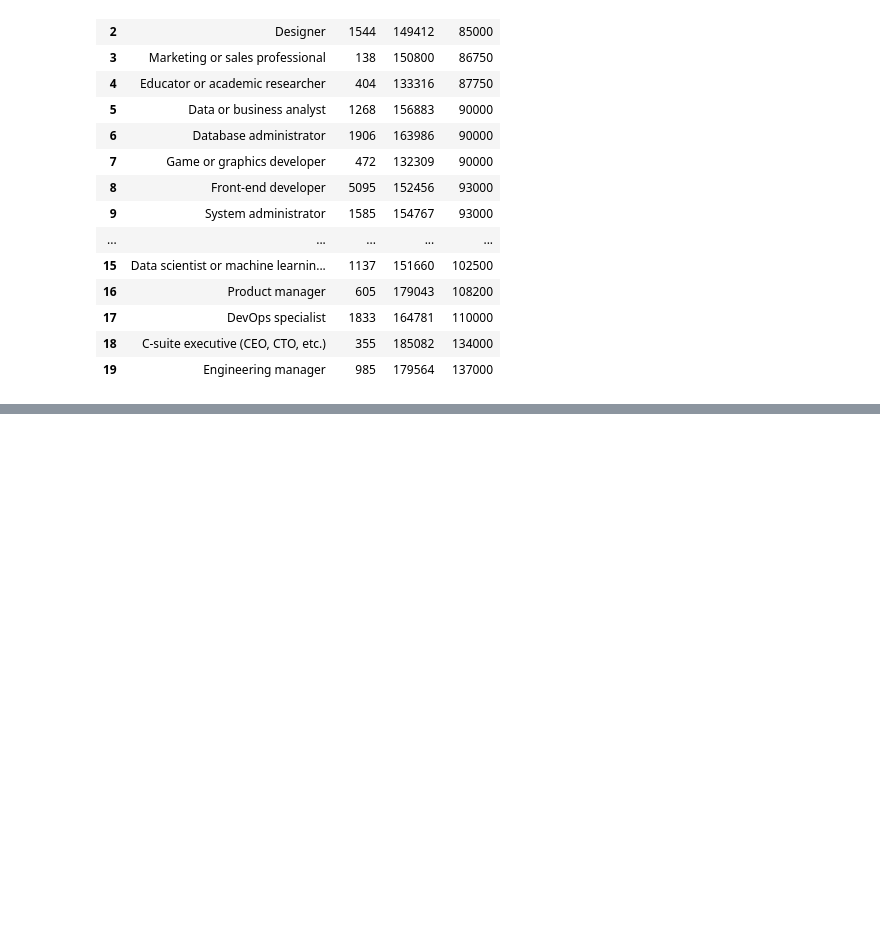
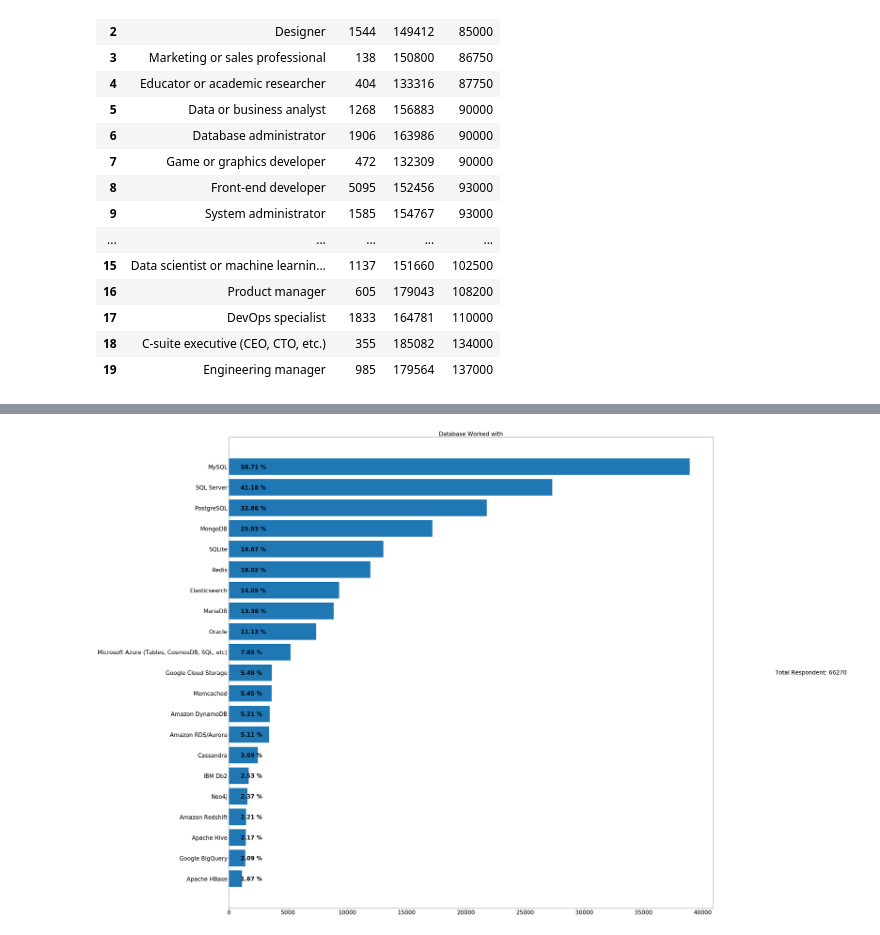
Before and after one commit to kuldeepemol/tech-nerds, a Jupyter notebook: Work-Career-analysis.ipynb, the cells around one changed output, grey strips where cells are left out. Cells and saved outputs as stored; diff of their text form; code cells hidden in the pictures; blank space fills up the shorter version.

```diff
--- a/Work-Career-analysis.ipynb
+++ b/Work-Career-analysis.ipynb
@@ -465,0 +474,31 @@ plt.savefig('Images/developer-type-vs-salary.png', bbox_inches='tight')
+# %%
+# database stats
+database_df = df[['Respondent', 'DatabaseWorkedWith']].dropna(how='any')
+
+# Dictionary to store unique database key and its counter
+database_dict = dict()
+
+# Loop over the dataframe to extract count of database
+for index, row in database_df.iterrows():
+    dbs = row['DatabaseWorkedWith'].split(';')
+    for each_db in dbs:
+        database_dict[each_db] = database_dict.get(each_db, 0) + 1
+
+db_lists = sorted(database_dict.items(), key=lambda x: (x[1],x[0]), reverse=False)
+database, db_count = zip(*db_lists)
+# %%
+# Plot Database system
+plt.figure(figsize=(40, 40))
+plt.barh(range(len(database)), db_count)
+plt.yticks(range(len(database)), database, rotation=360, fontsize=26)
+plt.xticks(fontsize=26)
+plt.title('Database Worked with', fontsize=26)
+
+for i, v in enumerate(db_count):
+    percent = (v/len(database_df)) * 100
+    plt.text(1000, i - 0.10 , "{0:.2f} %".format(percent), color='black', fontweight='bold', fontsize=26)
+
+plt.gcf().text(1, 0.5, f'Total Respondent: {len(database_df)}', fontsize=26)
+plt.savefig('Images/database-barplot-h.png', bbox_inches='tight')
+# %% [output]
+[figure, added]
```
Also changed, not shown: parts of 5 cells of this notebook, 4 other files.
